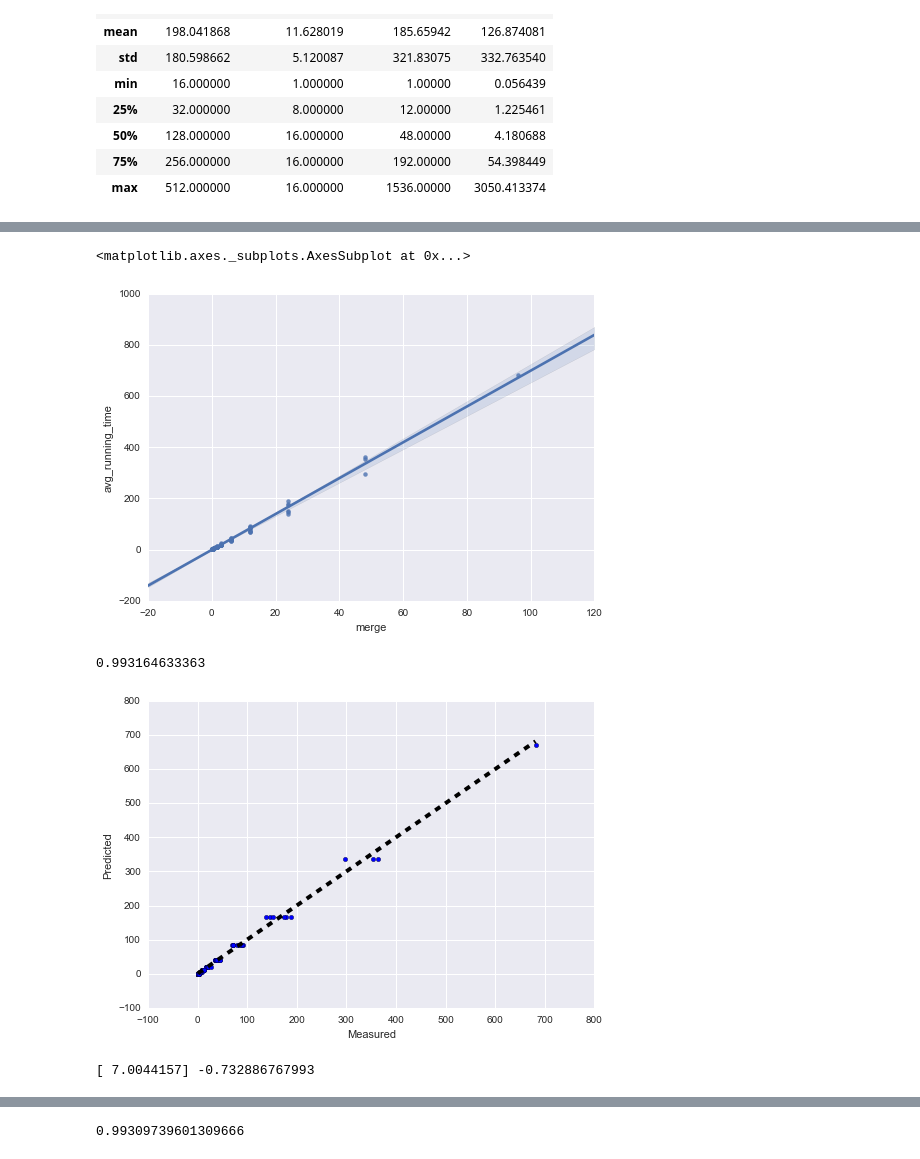
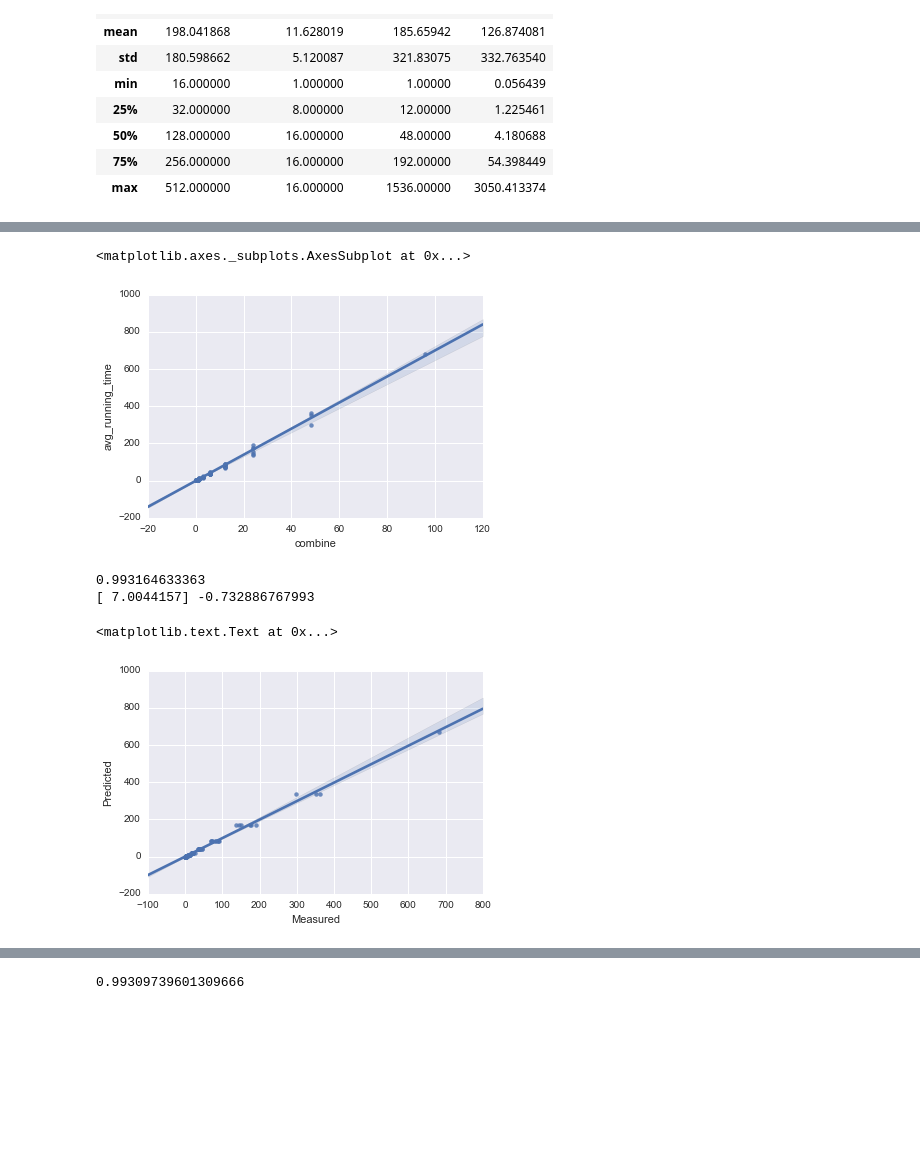
Before and after one commit to lebinh/notebooks, a Jupyter notebook: pebench-2016-04.ipynb, the cells around one changed output, grey strips where cells are left out. Saved outputs shown, nothing was run; the diff lists cells and outputs as text; code cells hidden in the pictures; blank space fills up the shorter version.

```diff
--- a/pebench-2016-04.ipynb
+++ b/pebench-2016-04.ipynb
@@ -36,8 +36,11 @@ d.describe()
 | 75% | 256.000000 | 16.000000 | 192.00000 | 54.398449 |
 | max | 512.000000 | 16.000000 | 1536.00000 | 3050.413374 |
 # %%
+def p90(a):
+    return np.percentile(a, 90)
+
 group = d.groupby(('cluster_cores', 'dataset_size_gb', 'concurrent_level'))
-agg = group.agg([np.median, np.mean, np.var])
+agg = group.agg([np.median, np.mean, p90])
 agg
 # %% [output]
 |  |  |  | running_time |  |  |
@@ -63,7 +66,6 @@ agg
 # %%
 agg = agg.reset_index()
 agg = agg[agg.dataset_size_gb < 192]
-agg['merge'] = agg.dataset_size_gb * agg.concurrent_level / agg.cluster_cores
 sns.pairplot(agg)
 # %% [output]
 <seaborn.axisgrid.PairGrid at 0x...>
@@ -71,29 +73,29 @@ sns.pairplot(agg)
 # %%
+agg['combine'] = agg.dataset_size_gb * agg.concurrent_level / agg.cluster_cores
 agg['avg_running_time'] = agg['running_time']['mean']
-sns.regplot('merge', 'avg_running_time', data=agg)
+sns.regplot('combine', 'avg_running_time', data=agg)
 # %% [output]
 <matplotlib.axes._subplots.AxesSubplot at 0x...>
-[figure, old version]
+[figure, new version]
 # %%
 from sklearn.linear_model import LinearRegression
-from sklearn.cross_validation import cross_val_predict
 
-X = agg[['merge']].values
+X = agg[['combine']].values
 y = agg['avg_running_time'].values
-lr = LinearRegression(fit_intercept=True, normalize=False)
-lr.fit(X, y)
+model = LinearRegression(fit_intercept=True, normalize=False)
+model.fit(X, y)
+
+print model.score(X, y)
+print model.coef_, model.intercept_
+
 predicted = lr.predict(X)
 
-print lr.score(X, y)
-fig, ax = plt.subplots()
-ax.scatter(y, predicted)
-ax.plot([y.min(), y.max()], [y.min(), y.max()], 'k--', lw=4)
+ax = sns.regplot(x=y, y=predicted)
 ax.set_xlabel('Measured')
 ax.set_ylabel('Predicted')
-plt.show()
-print lr.coef_, lr.intercept_
 # %% [output]
 0.993164633363
+[ 7.0044157] -0.732886767993
+<matplotlib.text.Text at 0x...>
-[figure, old version]
+[figure, new version]
-[ 7.0044157] -0.732886767993
 # %%
```
Also changed, not shown: parts of 8 cells of this notebook.
